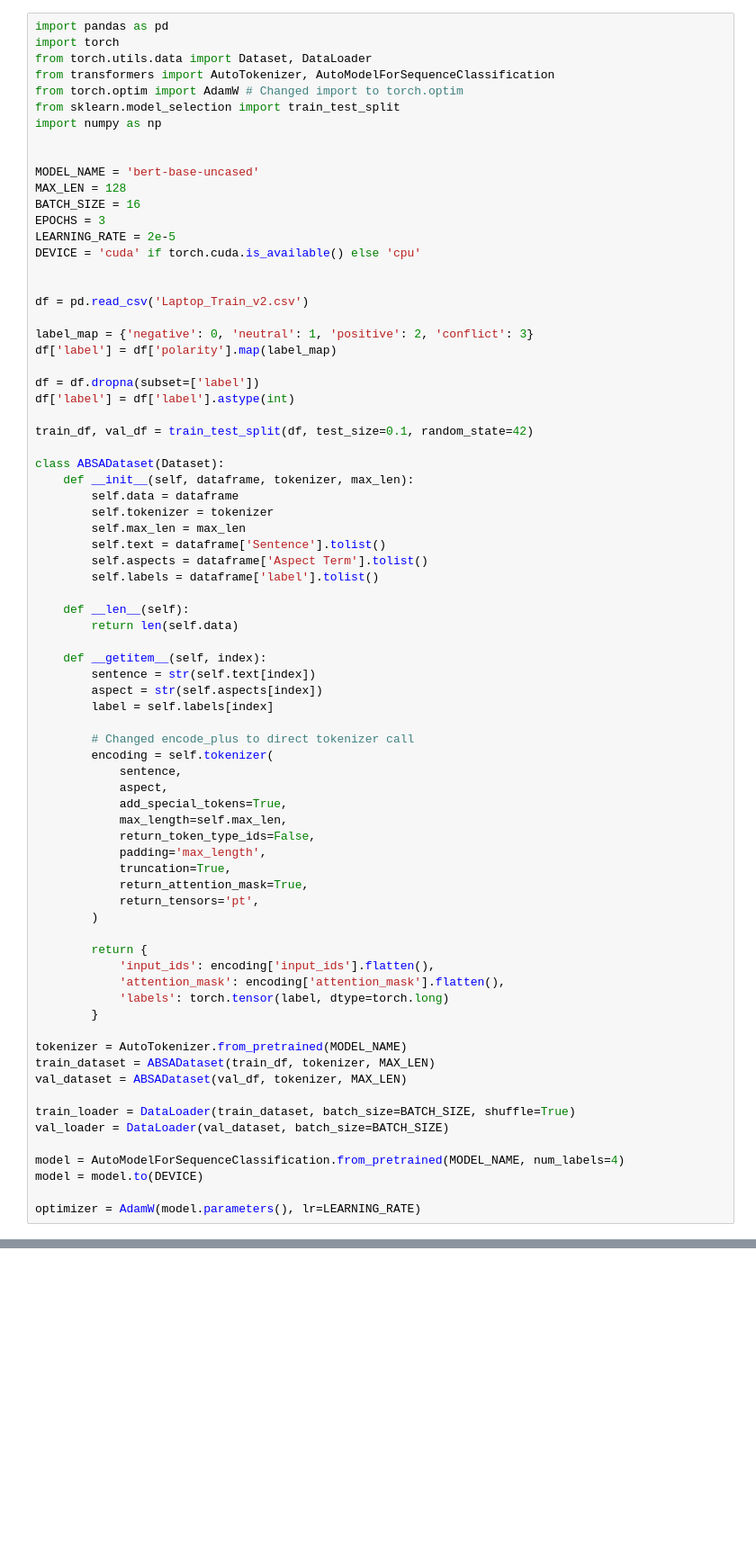
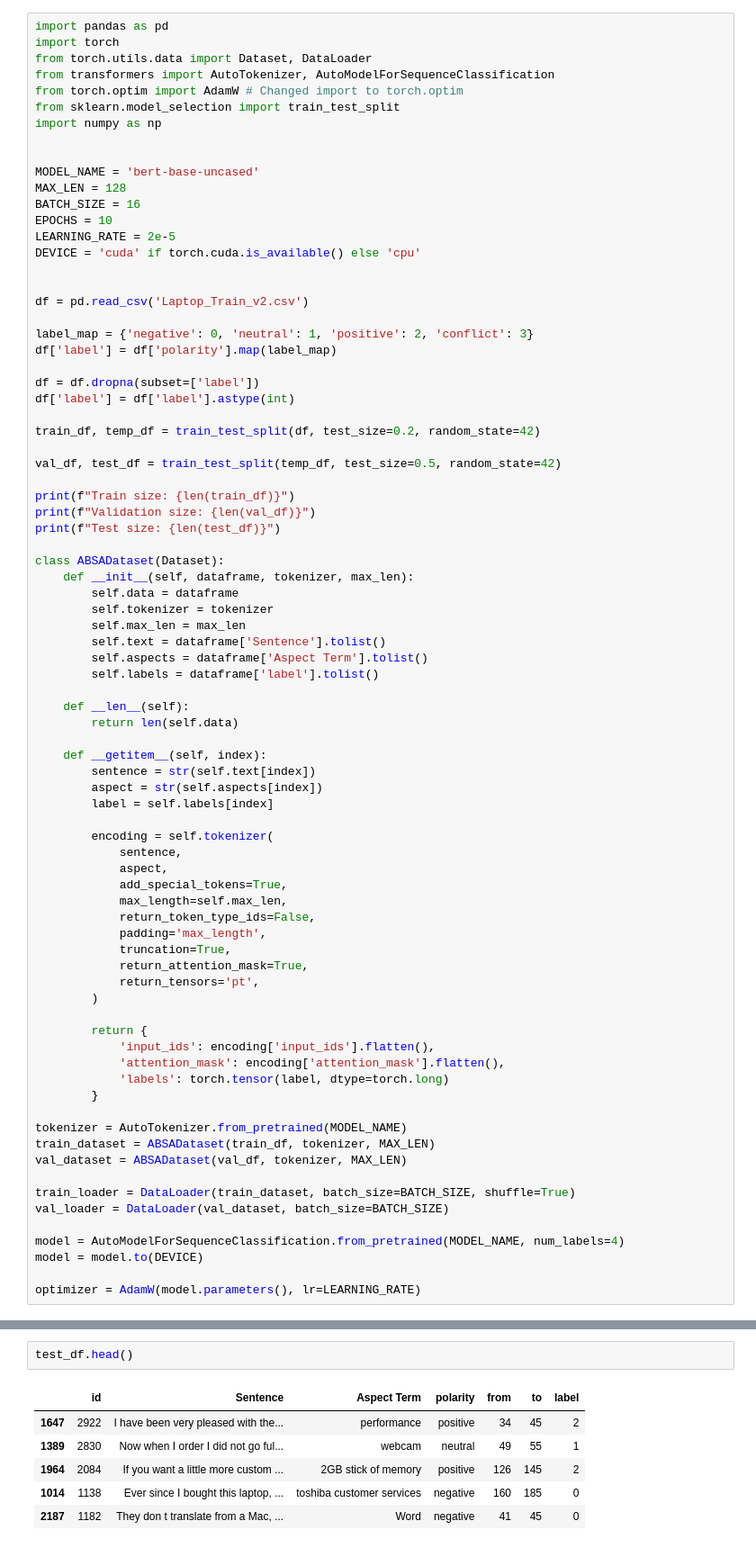
Before and after one commit to MatinB02/ML-project, a Jupyter notebook: ML_Proj.ipynb, the cells around one changed output, grey strips where cells are left out. Shown at 90% size. Saved outputs shown, nothing was run; the diff lists cells and outputs as text; blank space fills up the shorter version.

```diff
--- a/ML_Proj.ipynb
+++ b/ML_Proj.ipynb
@@ -11,7 +11,7 @@ import numpy as np
 MODEL_NAME = 'bert-base-uncased'
 MAX_LEN = 128
 BATCH_SIZE = 16
-EPOCHS = 3
+EPOCHS = 10
 LEARNING_RATE = 2e-5
 DEVICE = 'cuda' if torch.cuda.is_available() else 'cpu'
 
@@ -24,7 +24,13 @@ df['label'] = df['polarity'].map(label_map)
 df = df.dropna(subset=['label'])
 df['label'] = df['label'].astype(int)
 
-train_df, val_df = train_test_split(df, test_size=0.1, random_state=42)
+train_df, temp_df = train_test_split(df, test_size=0.2, random_state=42)
+
+val_df, test_df = train_test_split(temp_df, test_size=0.5, random_state=42)
+
+print(f"Train size: {len(train_df)}")
+print(f"Validation size: {len(val_df)}")
+print(f"Test size: {len(test_df)}")
 
 class ABSADataset(Dataset):
     def __init__(self, dataframe, tokenizer, max_len):
@@ -43,7 +49,6 @@ class ABSADataset(Dataset):
         aspect = str(self.aspects[index])
         label = self.labels[index]
 
-        # Changed encode_plus to direct tokenizer call
         encoding = self.tokenizer(
             sentence,
             aspect,
@@ -197,0 +246,9 @@ Val   loss 0.6217212359110514 accuracy 0.7796610169491526
+# %%
+test_df.head()
+# %% [output]
+|  | id | Sentence | Aspect Term | polarity | from | to | label |
+| 1647 | 2922 | I have been very pleased with the... | performance | positive | 34 | 45 | 2 |
+| 1389 | 2830 | Now when I order I did not go ful... | webcam | neutral | 49 | 55 | 1 |
+| 1964 | 2084 | If you want a little more custom ... | 2GB stick of memory | positive | 126 | 145 | 2 |
+| 1014 | 1138 | Ever since I bought this laptop, ... | toshiba customer services | negative | 160 | 185 | 0 |
+| 2187 | 1182 | They don t translate from a Mac, ... | Word | negative | 41 | 45 | 0 |
```
Also changed, not shown: parts of 4 cells of this notebook.
